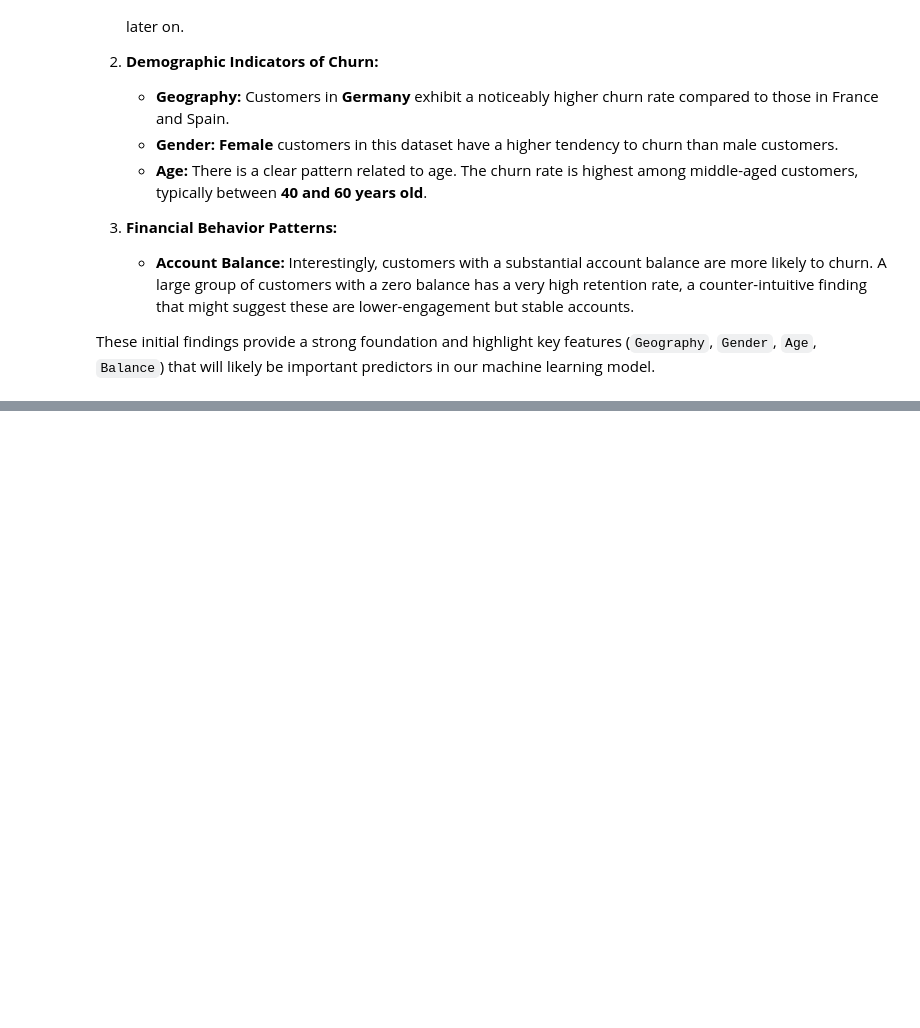
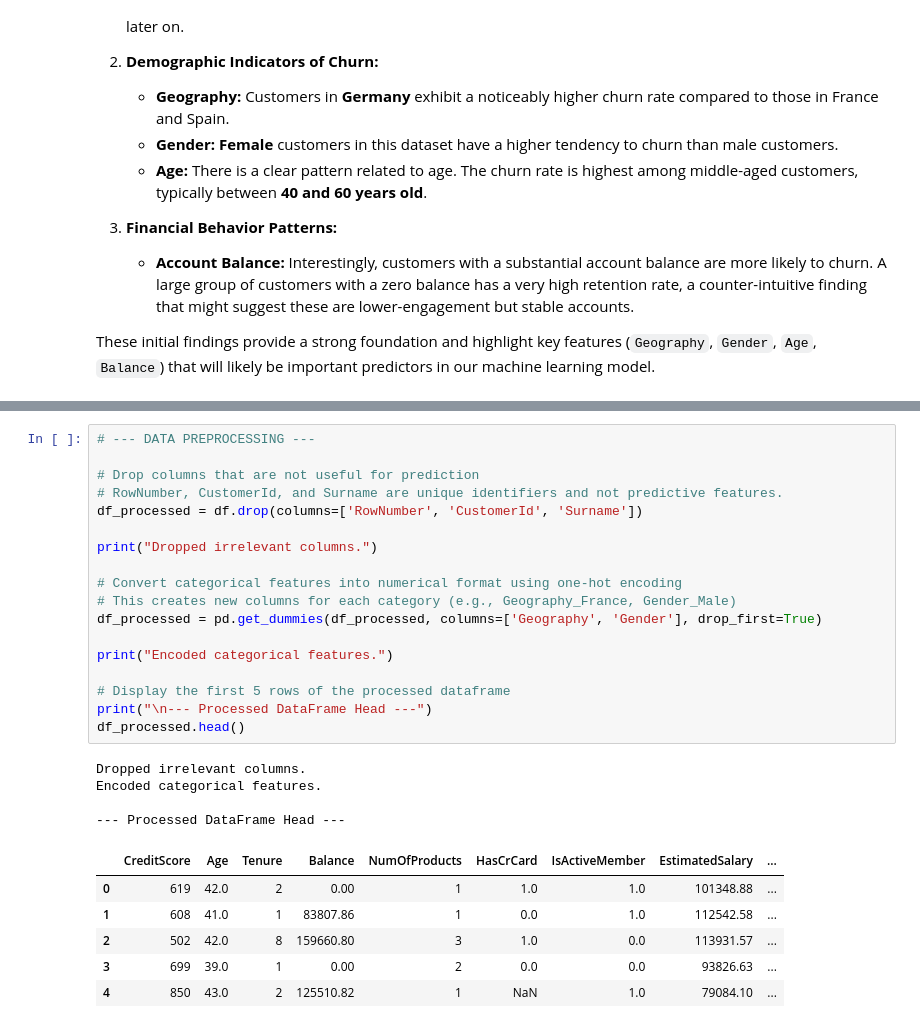
Before and after one commit to phucndq05/bank-churn-prediction, a Jupyter notebook: bank_churn_analysis.ipynb, the cells around one changed output, grey strips where cells are left out. Saved outputs shown, nothing was run; the diff lists cells and outputs as text; blank space fills up the shorter version.

Commit message:
feat: Preprocess, scale, and split data for modeling

```diff
--- a/bank_churn_analysis.ipynb
+++ b/bank_churn_analysis.ipynb
@@ -159,0 +166,29 @@ These initial findings provide a strong foundation and highlight key features (`
+# %%
+# --- DATA PREPROCESSING ---
+
+# Drop columns that are not useful for prediction
+# RowNumber, CustomerId, and Surname are unique identifiers and not predictive features.
+df_processed = df.drop(columns=['RowNumber', 'CustomerId', 'Surname'])
+
+print("Dropped irrelevant columns.")
+
+# Convert categorical features into numerical format using one-hot encoding
+# This creates new columns for each category (e.g., Geography_France, Gender_Male)
+df_processed = pd.get_dummies(df_processed, columns=['Geography', 'Gender'], drop_first=True)
+
+print("Encoded categorical features.")
+
+# Display the first 5 rows of the processed dataframe
+print("\n--- Processed DataFrame Head ---")
+df_processed.head()
+# %% [output]
+Dropped irrelevant columns.
+Encoded categorical features.
+
+--- Processed DataFrame Head ---
+|  | CreditScore | Age | Tenure | Balance | NumOfProducts | HasCrCard | IsActiveMember | EstimatedSalary | ... |
+| 0 | 619 | 42.0 | 2 | 0.00 | 1 | 1.0 | 1.0 | 101348.88 | ... |
+| 1 | 608 | 41.0 | 1 | 83807.86 | 1 | 0.0 | 1.0 | 112542.58 | ... |
+| 2 | 502 | 42.0 | 8 | 159660.80 | 3 | 1.0 | 0.0 | 113931.57 | ... |
+| 3 | 699 | 39.0 | 1 | 0.00 | 2 | 0.0 | 0.0 | 93826.63 | ... |
+| 4 | 850 | 43.0 | 2 | 125510.82 | 1 | NaN | 1.0 | 79084.10 | ... |
```
Also changed, not shown: parts of 3 cells of this notebook.
